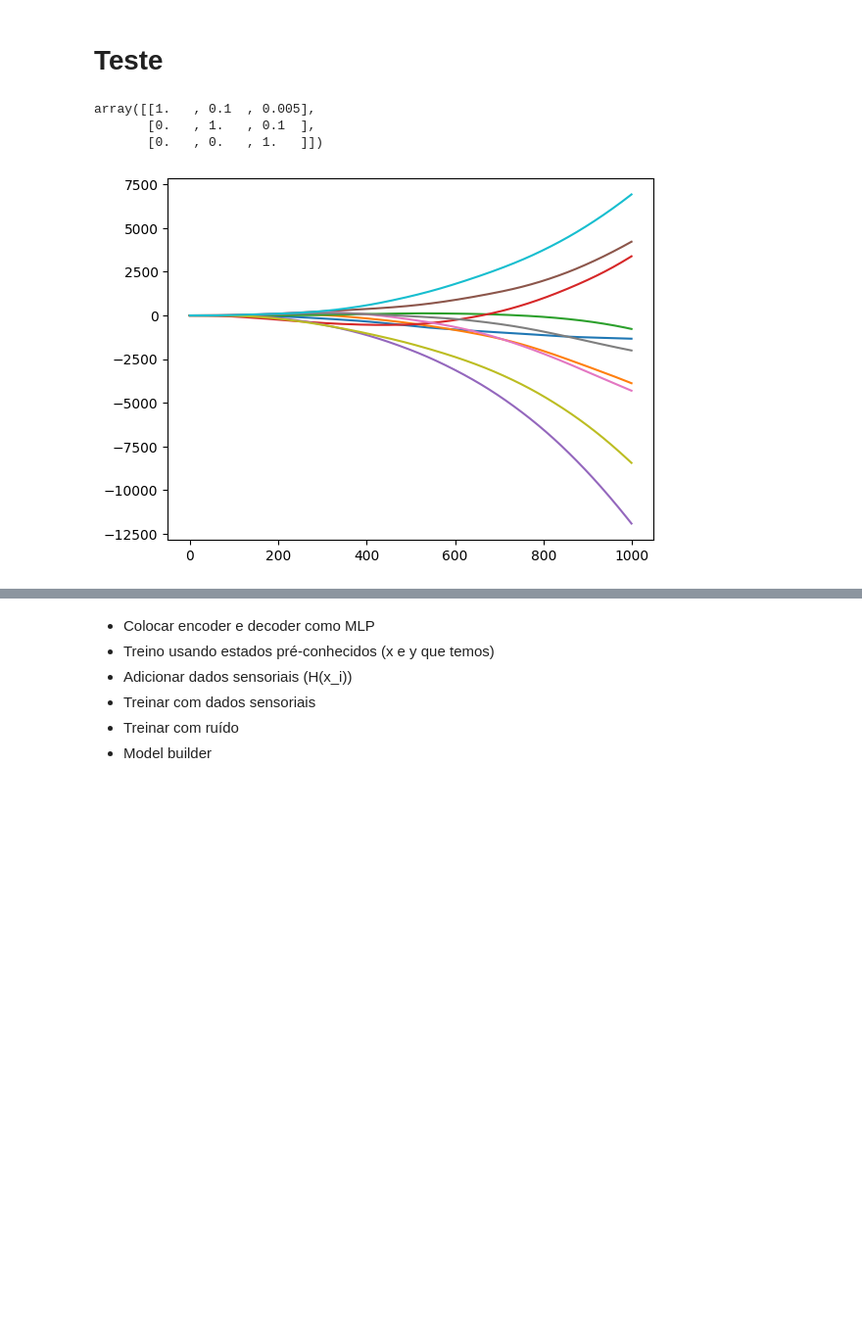
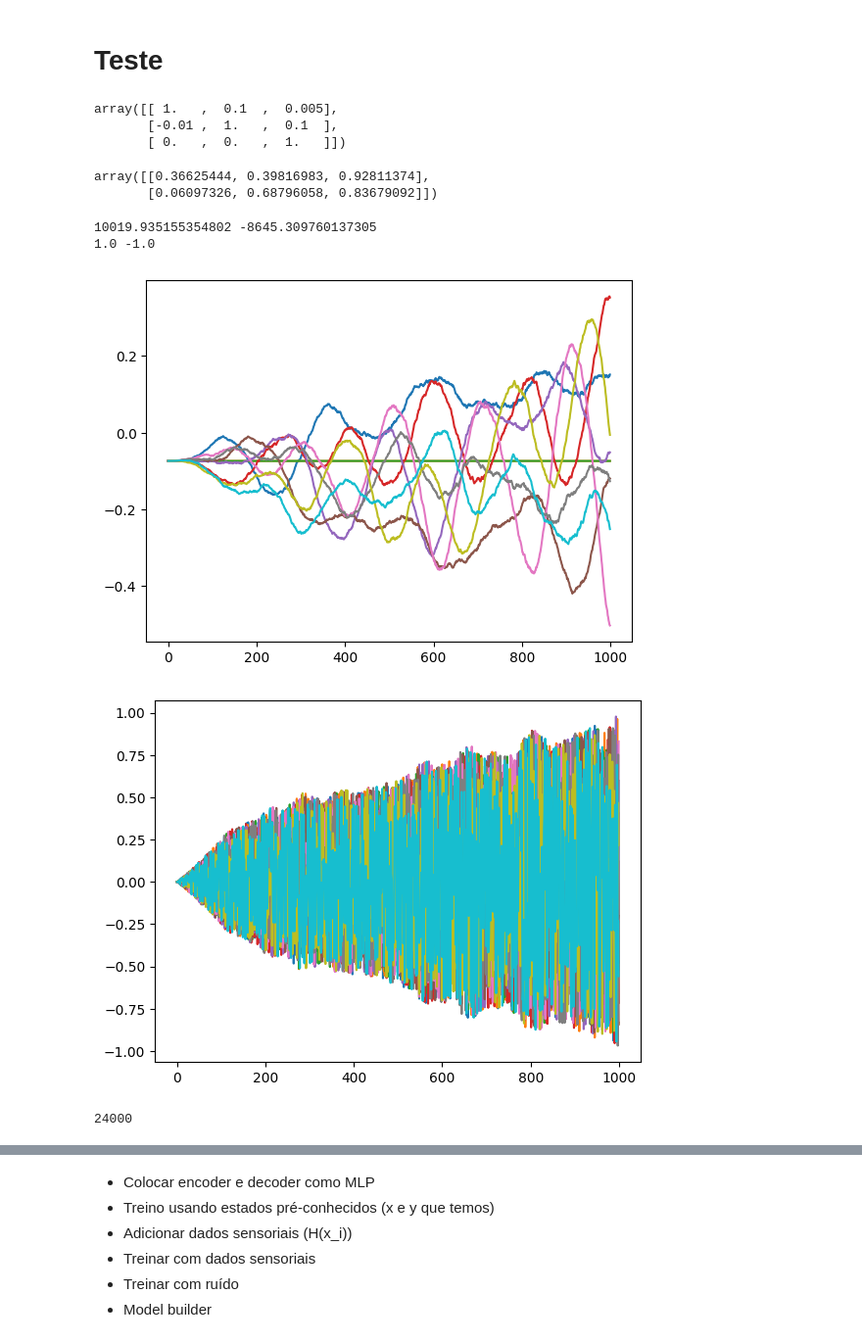
Before and after one commit to H-IAAC/WorldMachine, a Jupyter notebook: dev/Blocks.ipynb, the cells around one changed output, grey strips where cells are left out. Shown at 98% size. Cells and saved outputs as stored; diff of their text form; code cells hidden in the pictures; blank space fills up the shorter version.

Commit message:
Train with toy data

```diff
--- a/dev/Blocks.ipynb
+++ b/dev/Blocks.ipynb
@@ -266,37 +302,76 @@ F = np.eye(3)
 F[0,1] = t
 F[0,2] = np.power(t, 2)/2
 
+F[1, 0] = -0.1*t
 F[1, 2] = t
 
 F
 # %% [output]
-array([[1.   , 0.1  , 0.005],
-       [0.   , 1.   , 0.1  ],
-       [0.   , 0.   , 1.   ]])
+array([[ 1.   ,  0.1  ,  0.005],
+       [-0.01 ,  1.   ,  0.1  ],
+       [ 0.   ,  0.   ,  1.   ]])
+# %%
+H = np.random.rand(2, 3)
+H
+# %% [output]
+array([[0.36625444, 0.39816983, 0.92811374],
+       [0.06097326, 0.68796058, 0.83679092]])
 # %%
 n_data = 10000
 seq_len = 1000
 
 x = np.zeros((n_data, 3))
 
 data = np.empty((seq_len, n_data, 3))
+data_sensorial = np.empty((seq_len, n_data, 3))
 
 for i in range(seq_len):
-    x = np.dot(F, x.reshape(-1, 3).T).T.reshape(x.shape)
+    x :np.ndarray = np.dot(F, x.reshape(-1, 3).T).T.reshape(x.shape)
 
-    if i%10 == 0:
-        Gu = np.zeros((n_data, 3))
-        Gu[:, 2] = (np.random.rand(n_data)-0.5)
+    x_range = np.sqrt(x.max(axis=0))
 
-        x += Gu
+    if x_range[2] == 0:
+        x_range[2] = 5
+
+    Gu = np.zeros((n_data, 3))
+    Gu[:, 0] = x_range[0]*(np.random.rand(n_data)-0.5)
+    Gu[:, 1] = x_range[1]*(np.random.rand(n_data)-0.5)
+    Gu[:, 2] = x_range[2]*(np.random.rand(n_data)-0.5)
+
+    x += Gu
+
+    x[1] = np.clip(x[1], -1, 1)
+    x[2] = np.clip(x[1], -1, 1)
 
     data[i] = x
+    data_sensorial[i] = Gu #np.dot(H, Gu.reshape(-1, 3).T).T.reshape(data_sensorial[i].shape)
 
 data = np.transpose(data, (1, 0, 2))
+data_sensorial = np.transpose(data_sensorial, (1,0,2))
+
+data_max = data[:,:,0].max()
+data_min = data[:,:,0].min()
+
+data = (data - data_min)/(data_max-data_min)
+data = 2*(data-0.5)
+
+data_sensorial = (data_sensorial - data_sensorial.min())/(data_sensorial.max()-data_sensorial.min())
+data_sensorial = 2*(data_sensorial-0.5)
+
+print(data_max, data_min)
+print(data.max(), data.min())
+
+for i in range(10):
+    plt.plot(data[i,:,0])
+plt.show()
+
+for i in range(10):
+    plt.plot(data_sensorial[i,:,0])
+plt.show()
+# %% [output]
+10019.935155354802 -8645.309760137305
+1.0 -1.0
+[figure, added]
+[figure, added]
-# %%
-for i in range(10):
-    plt.plot(data[i,:,0])
-# %% [output]
-[figure, removed]
 # %%
 class PredictNextDataset(Dataset):
@@ -361,0 +458,4 @@ datasets = {"train":PredictNextDataset(train_data, context_size),
+# %%
+len(datasets["train"])
+# %% [output]
+24000
```
Also changed, not shown: parts of 29 cells of this notebook.
